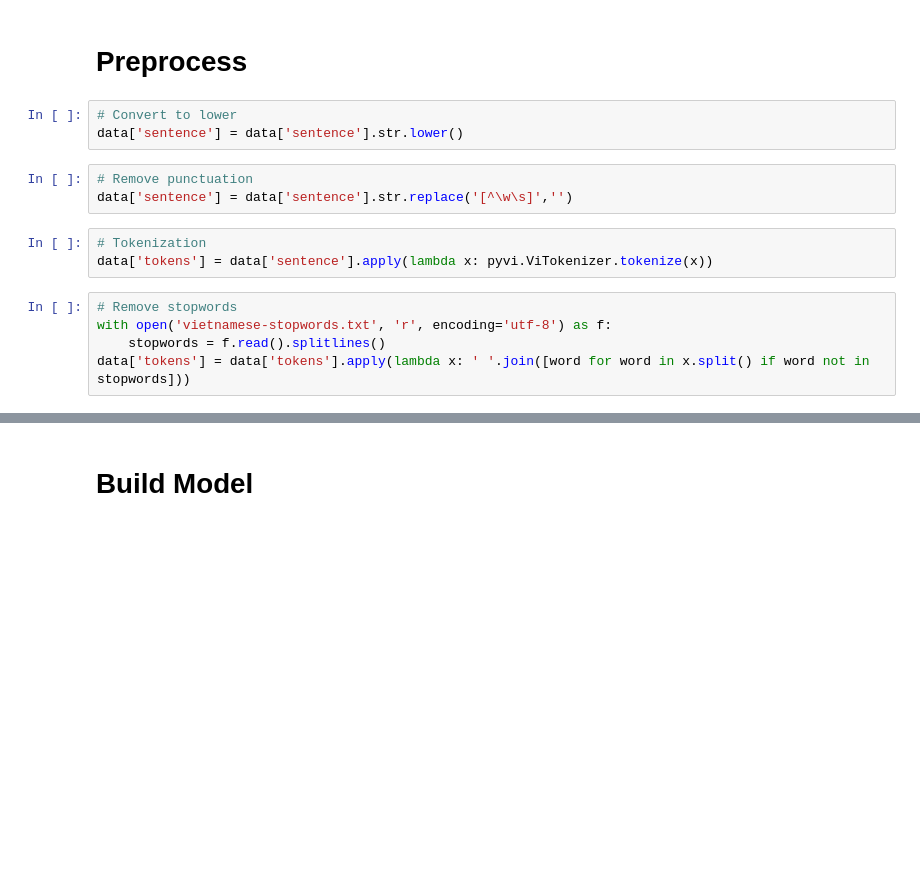
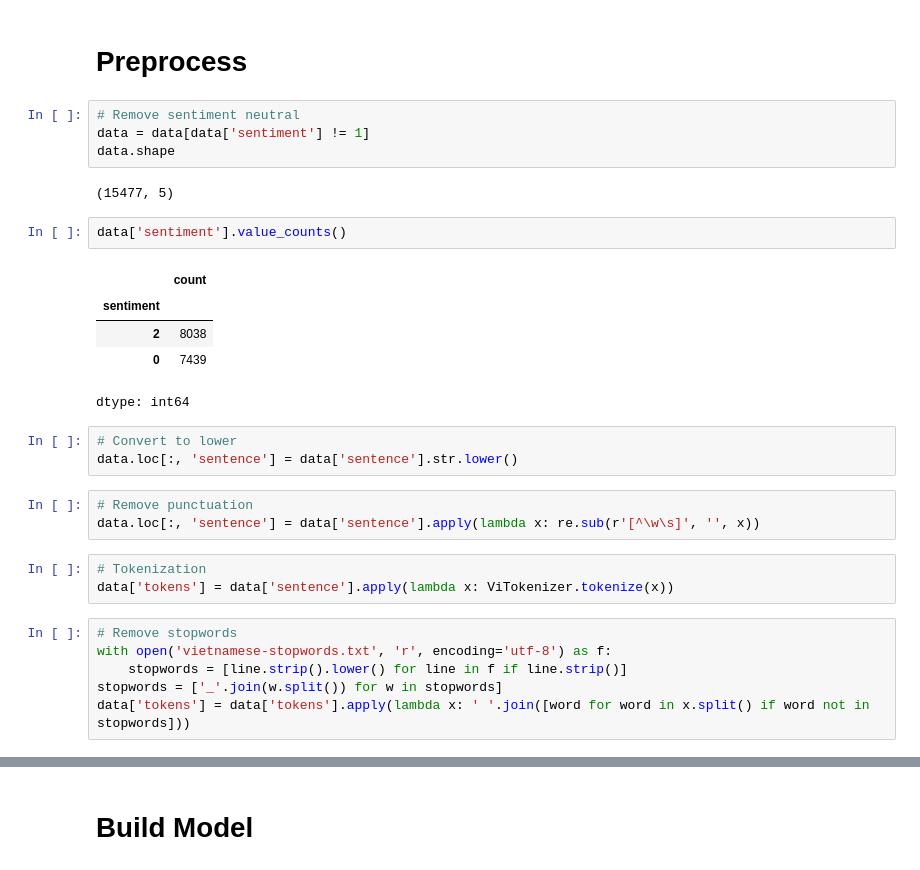
Before and after one commit to PQTrung34/vietnamese_students_feedback, a Jupyter notebook: notebook/preprocess.ipynb, the cells around one changed output, grey strips where cells are left out. Drawn from its saved outputs; the diff is of its cells as text; blank space fills up the shorter version.

```diff
--- a/notebook/preprocess.ipynb
+++ b/notebook/preprocess.ipynb
@@ -63,18 +86,33 @@ data.sample(10)
 # %% [markdown]
 # Preprocess
+# %%
+# Remove sentiment neutral
+data = data[data['sentiment'] != 1]
+data.shape
+# %% [output]
+(15477, 5)
+# %%
+data['sentiment'].value_counts()
+# %% [output]
+|  | count |
+| sentiment |  |
+| 2 | 8038 |
+| 0 | 7439 |
+dtype: int64
 # %%
 # Convert to lower
-data['sentence'] = data['sentence'].str.lower()
+data.loc[:, 'sentence'] = data['sentence'].str.lower()
 # %%
 # Remove punctuation
-data['sentence'] = data['sentence'].str.replace('[^\w\s]','')
+data.loc[:, 'sentence'] = data['sentence'].apply(lambda x: re.sub(r'[^\w\s]', '', x))
 # %%
 # Tokenization
-data['tokens'] = data['sentence'].apply(lambda x: pyvi.ViTokenizer.tokenize(x))
+data['tokens'] = data['sentence'].apply(lambda x: ViTokenizer.tokenize(x))
 # %%
 # Remove stopwords
 with open('vietnamese-stopwords.txt', 'r', encoding='utf-8') as f:
-    stopwords = f.read().splitlines()
+    stopwords = [line.strip().lower() for line in f if line.strip()]
+stopwords = ['_'.join(w.split()) for w in stopwords]
 data['tokens'] = data['tokens'].apply(lambda x: ' '.join([word for word in x.split() if word not in stopwords]))
 # %%
 data
```
Also changed, not shown: parts of 9 cells of this notebook, 2 other files.
